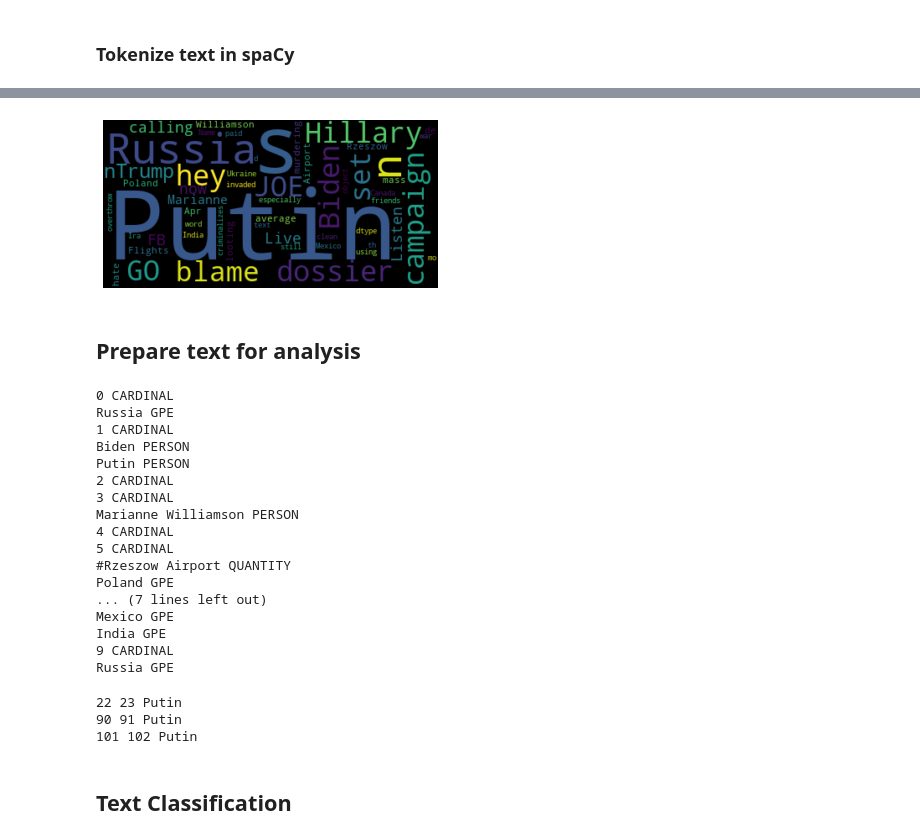
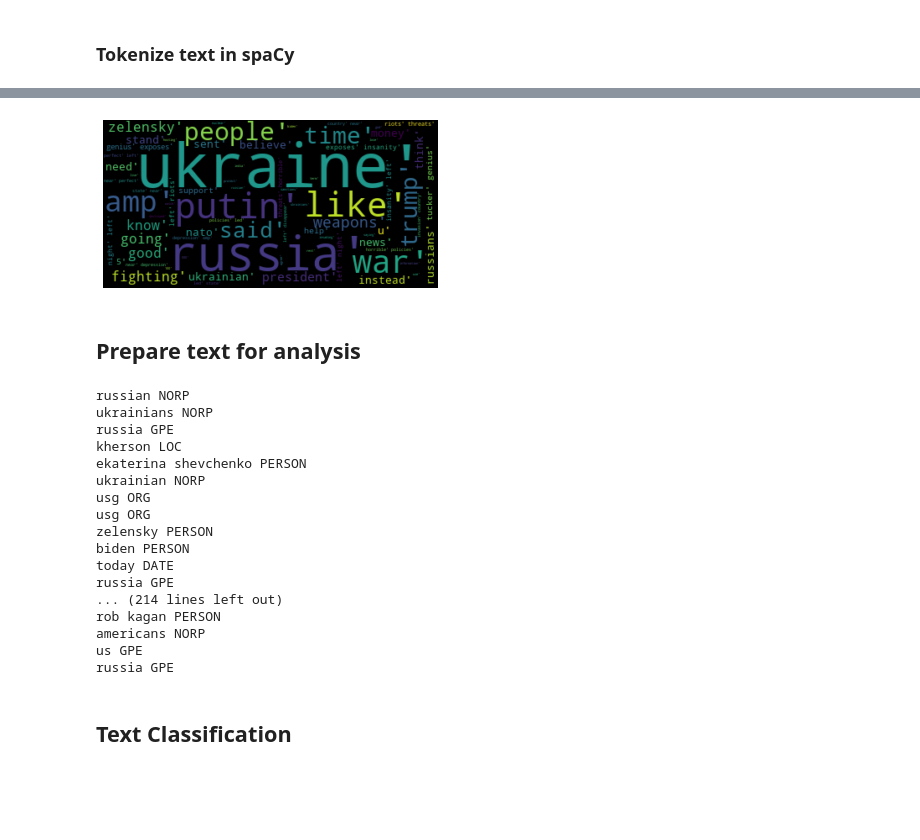
Before and after one commit to tdubon/Twitter_Data_Analysis, a Jupyter notebook: Twitter_SentimentAnalysis_Final.ipynb, the cells around one changed output, grey strips where cells are left out. Drawn from its saved outputs; the diff is of its cells as text; code cells hidden in the pictures; blank space fills up the shorter version.

Commit message:
Add files via upload
added lines to remove hyperlinks, new line, punctuation

```diff
--- a/Twitter_SentimentAnalysis_Final.ipynb
+++ b/Twitter_SentimentAnalysis_Final.ipynb
@@ -355,0 +380,26 @@ tokens_list
+# %%
+#Tokens needed for word cloud and classification saved into dataframe
+#process each row in clean text column
+df["nlp_proc"] = [nlp(i) for i in df["clean text"]]
+# %%
+#remove stop words and punctuation
+stop_words = []
+
+def remove_words(doc):
+    for token in doc:
+        if token.is_punct == True:
+            stop_words.append(token)
+
+        if token.is_stop == True:
+            stop_words.append(token)
+# %%
+for i in df["nlp_proc"]:
+    remove_words(i)
+# %%
+#create list of words
+doc_list = []
+
+for i in df["nlp_proc"]:
+    for token in i:
+        if token not in stop_words:
+            doc_list.append(token.text)
@@ -356,11 +426,11 @@ tokens_list
 # %%
 #wordcloud
-wordcloud = WordCloud(stopwords = STOPWORDS, collocations=True).generate(str(tokens_list))
+wordcloud = WordCloud(stopwords = STOPWORDS, collocations=True).generate(str(doc_list))
 
 plt.imshow(wordcloud, interpolation="bilinear")
 plt.axis("off")
 plt.show()
 # %% [output]
-[figure, old version]
+[figure, new version]
 # %% [markdown]
 ## Prepare text for analysis
@@ -367,41 +449,34 @@ plt.show()
 # %%
 #Review entities recognized
-for ent in doc.ents:
-    print(ent.text, ent.label_)
+for i in df["nlp_proc"]:
+    for ent in i.ents:
+        print(ent.text, ent.label_)
 # %% [output]
-0 CARDINAL
-Russia GPE
-1 CARDINAL
-Biden PERSON
-Putin PERSON
-2 CARDINAL
-3 CARDINAL
-Marianne Williamson PERSON
-4 CARDINAL
-5 CARDINAL
-#Rzeszow Airport QUANTITY
-Poland GPE
-... (7 lines left out)
-Mexico GPE
-India GPE
-9 CARDINAL
-Russia GPE
+russian NORP
+ukrainians NORP
+russia GPE
+kherson LOC
+ekaterina shevchenko PERSON
+ukrainian NORP
+usg ORG
+usg ORG
+zelensky PERSON
+biden PERSON
+today DATE
+russia GPE
+... (214 lines left out)
+rob kagan PERSON
+americans NORP
+us GPE
+russia GPE
 # %%
 #Add a category for entities of interest, if needed.
 from spacy.matcher import PhraseMatcher
 matcher = PhraseMatcher(nlp.vocab)
 
 #define politicians as entities
-terms = ["Putin", "Zelensky"]
+terms = ["Putin", "putin", "Zelensky", "zelensky"]
 patterns = [nlp.make_doc(term) for term in terms]
 matcher.add("politiciansList", None, *patterns)
 
 matches = matcher(doc)
-
-#this prints out the spans where the instances are found and the entity identified
-for mid, start, end in matches:
-    print(start, end, doc[start:end])
-# %% [output]
-22 23 Putin
-90 91 Putin
-101 102 Putin
```
Also changed, not shown: parts of 40 cells of this notebook.
